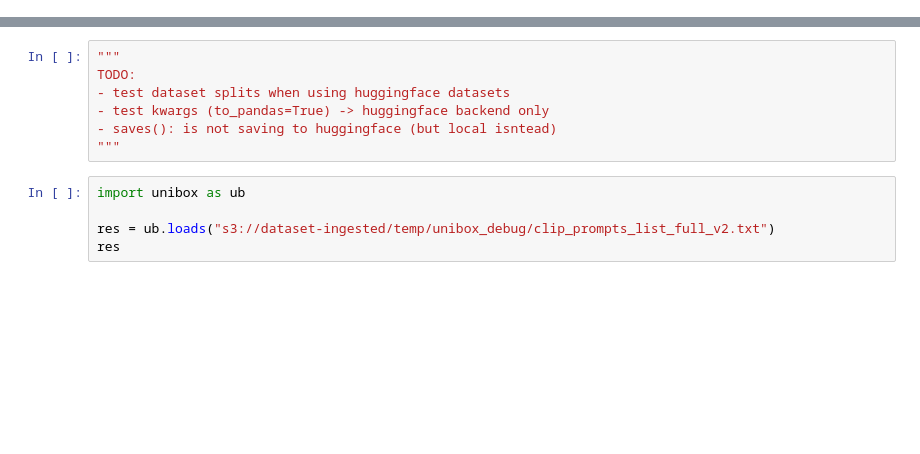
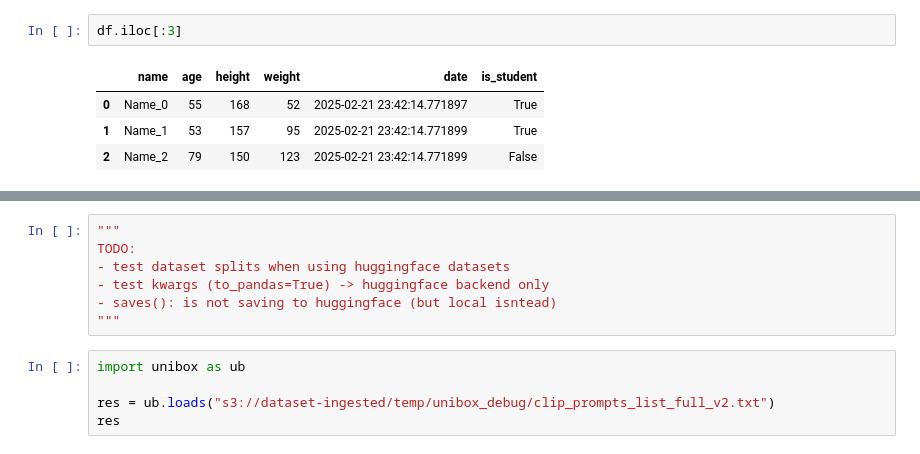
Before and after one commit to trojblue/unibox, a Jupyter notebook: notebooks/test_huggingface.ipynb, the cells around one changed output, grey strips where cells are left out. Cells and saved outputs as stored; diff of their text form; blank space fills up the shorter version.

```diff
--- a/notebooks/test_tmp.ipynb
+++ b/notebooks/test_huggingface.ipynb
@@ -23 +31,8 @@ df
+# %%
+df.iloc[:3]
+# %% [output]
+|  | name | age | height | weight | date | is_student |
+| 0 | Name_0 | 55 | 168 | 52 | 2025-02-21 23:42:14.771897 | True |
+| 1 | Name_1 | 53 | 157 | 95 | 2025-02-21 23:42:14.771899 | True |
+| 2 | Name_2 | 79 | 150 | 123 | 2025-02-21 23:42:14.771899 | False |
 # %%
```
Also changed, not shown: parts of 4 cells of this notebook, 3 other files.
